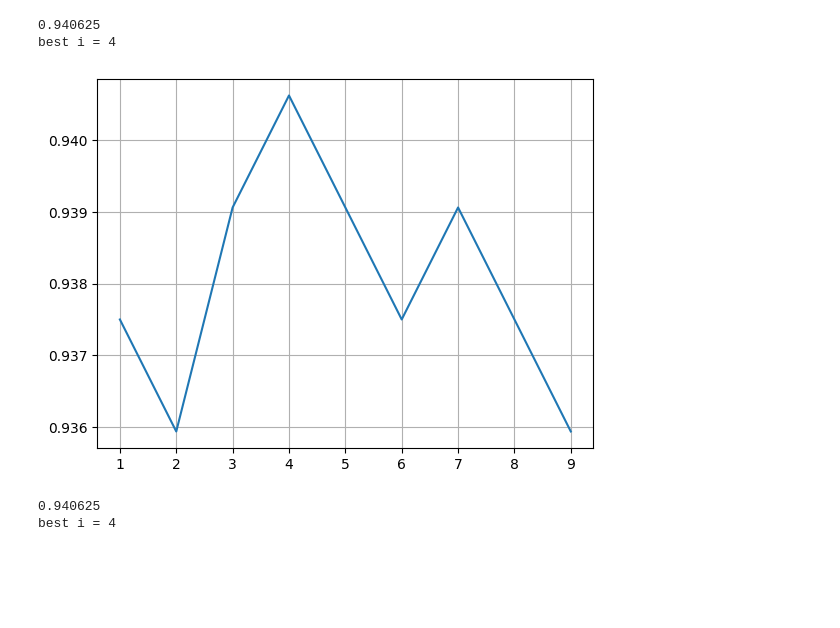
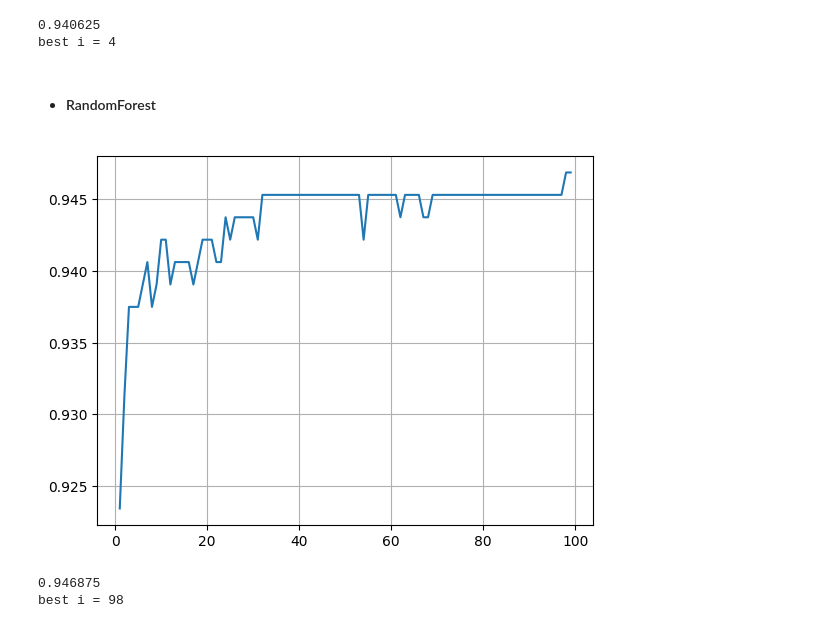
Before and after one commit to zhiyulin104/IMLP456, a Jupyter notebook: Final Project/Final_project_IMLP456.ipynb, the cells around one changed output. Saved outputs shown, nothing was run; the diff lists cells and outputs as text; code cells hidden in the pictures; blank space fills up the shorter version.

```diff
--- a/Final Project/Final_project_IMLP456.ipynb
+++ b/Final Project/Final_project_IMLP456.ipynb
@@ -314,36 +316,37 @@ print("best i =",accuracy.index(max(accuracy))+1)
 [figure]
 0.940625
 best i = 4
-# %%
-# best i = 4
-cat_cols = x_train.select_dtypes(include=['object', 'category']).columns
-num_cols = x_train.select_dtypes(exclude=['object', 'category']).columns
-
-pre = ColumnTransformer(
-	transformers=[
-		('num', 'passthrough', num_cols),
-		('cat', OneHotEncoder(handle_unknown='ignore'), cat_cols)
-	]
-)
-
-accuracy = []
-
-for i in range(1, 10):
-	model = Pipeline(steps=[
-		('pre', pre),
-		('model', ExtraTreesClassifier(n_estimators=i, random_state=42))
-	])
-	model.fit(x_train, y_train)
-	y_pred = model.predict(x_test)
-	accuracy.append(accuracy_score(y_test, y_pred))
-
-i_range = range(1, 10)
-plt.plot(i_range, accuracy)
-plt.grid()
-plt.show()
-print(max(accuracy))
-print("best i =",accuracy.index(max(accuracy))+1)
-# %% [output]
-[figure, removed]
-0.940625
-best i = 4
+# %% [markdown]
+* #### RandomForest
+# %%
+cat_cols = x_train.select_dtypes(include=['object', 'category']).columns
+num_cols = x_train.select_dtypes(exclude=['object', 'category']).columns
+
+pre = ColumnTransformer(
+	transformers=[
+		('num', 'passthrough', num_cols),
+		('cat', OneHotEncoder(handle_unknown='ignore'), cat_cols)
+	]
+)
+
+accuracy = []
+
+for i in range(1, 100):
+	model = Pipeline(steps=[
+		('pre', pre),
+		('model', RandomForestClassifier(n_estimators=i, random_state=42))
+	])
+	model.fit(x_train, y_train)
+	y_pred = model.predict(x_test)
+	accuracy.append(accuracy_score(y_test, y_pred))
+
+i_range = range(1, 100)
+plt.plot(i_range, accuracy)
+plt.grid()
+plt.show()
+print(max(accuracy))
+print("best i =",accuracy.index(max(accuracy))+1)
+# %% [output]
+[figure, added]
+0.946875
+best i = 98
```
Also changed, not shown: parts of 14 cells of this notebook, 1 other file.
